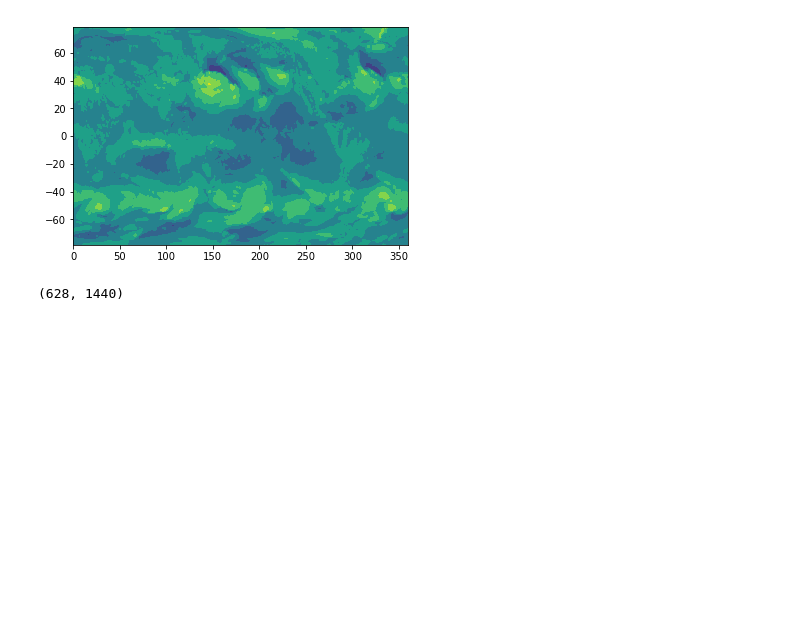
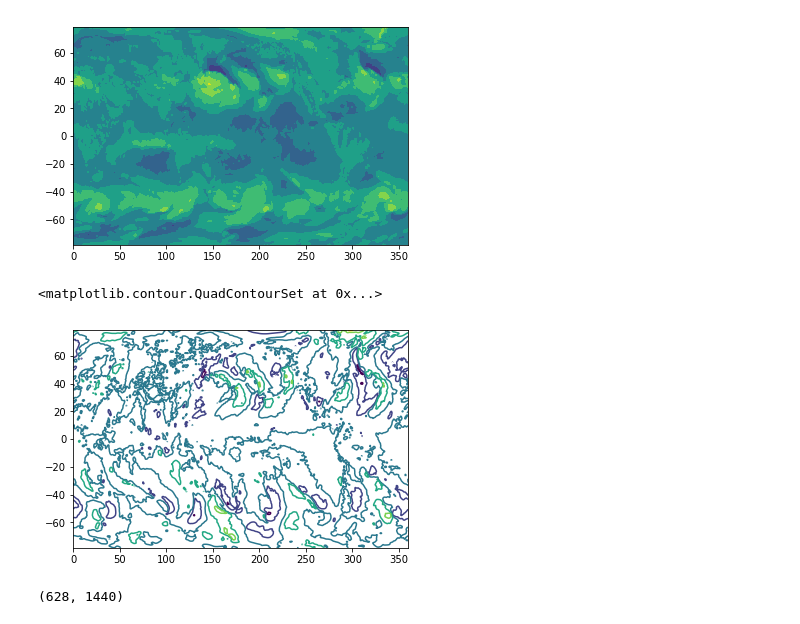
Before and after one commit to Rrogerwu/expansion_fans, a Jupyter notebook: src/Wind_data_ccmp.ipynb, the cells around one changed output. Drawn from its saved outputs; the diff is of its cells as text; code cells hidden in the pictures; blank space fills up the shorter version.

```diff
--- a/src/Wind_data_ccmp.ipynb
+++ b/src/Wind_data_ccmp.ipynb
@@ -29,6 +29,7 @@ print nc.variables['lon'][:]
    3.59625000e+02   3.59875000e+02]
 # %%
 uwnd = nc.variables['uwnd'][:]
+vwnd = nc.variables['vwnd'][:]
 lat = nc.variables['lat'][:]
 lon = nc.variables['lon'][:]
 # %%
@@ -40,6 +41,11 @@ plt.contourf(lon, lat, uwnd[1])
 # %% [output]
 <matplotlib.contour.QuadContourSet at 0x...>
 [figure]
+# %%
+plt.contour(lon, lat, vwnd[1])
+# %% [output]
+<matplotlib.contour.QuadContourSet at 0x...>
+[figure, added]
 # %%
 u_mean = np.ma.mean(uwnd,axis = 0)
 # %%
```
Also changed, not shown: parts of 6 cells of this notebook.
